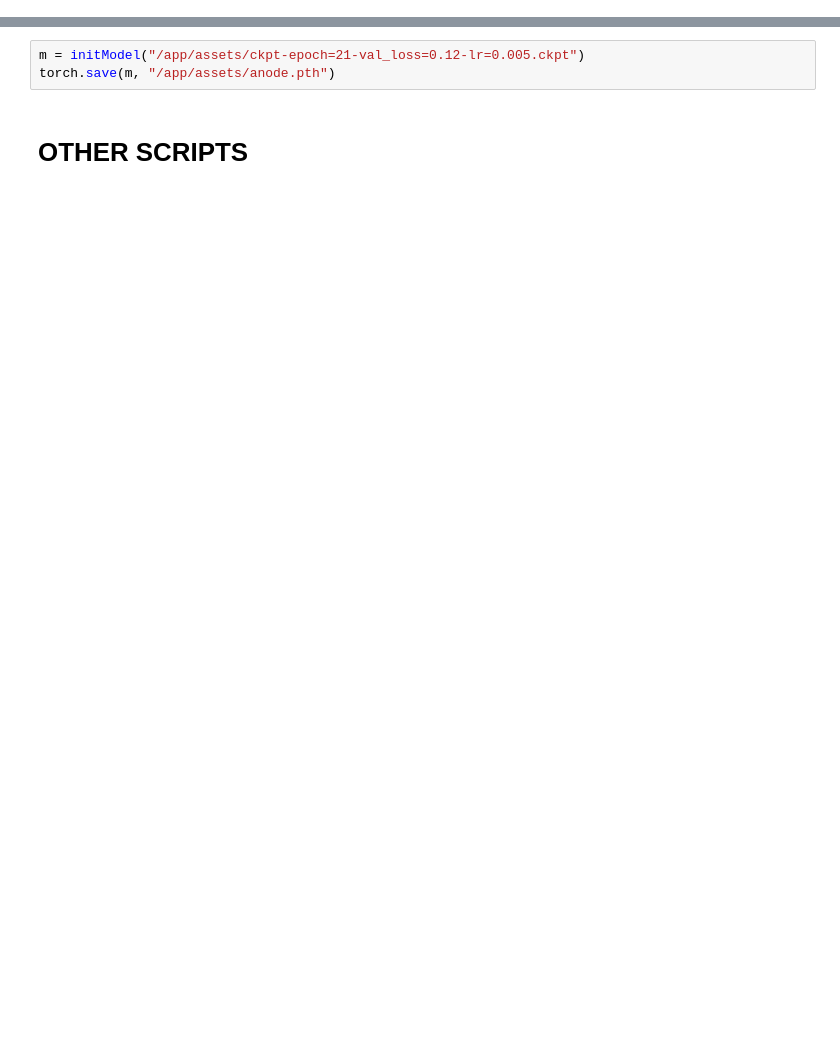
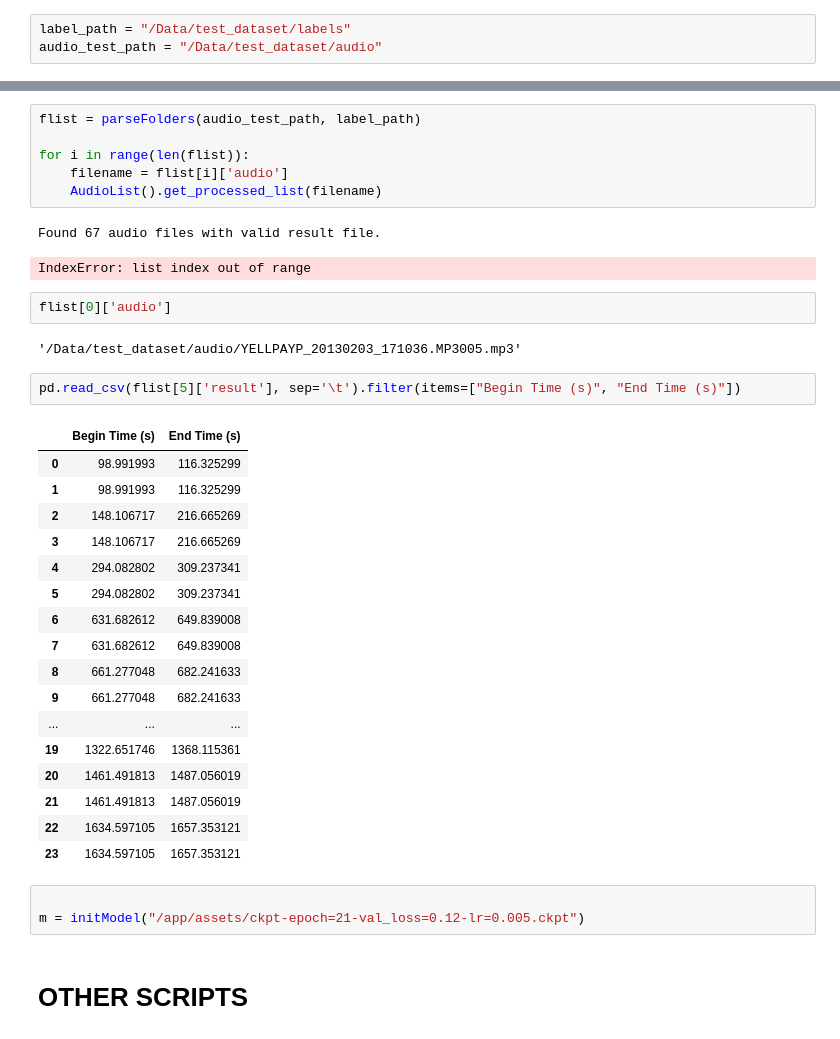
Before and after one commit to NINAnor/snowscooter_detector, a Jupyter notebook: inference/predict.ipynb, the cells around one changed output, grey strips where cells are left out. Saved outputs shown, nothing was run; the diff lists cells and outputs as text; blank space fills up the shorter version.

```diff
--- a/inference/predict.ipynb
+++ b/inference/predict.ipynb
@@ -16,0 +149,3 @@ def initModel(mpath):
+# %%
+label_path = "/Data/test_dataset/labels"
+audio_test_path = "/Data/test_dataset/audio"
@@ -17,6 +172,39 @@ def initModel(mpath):
+# %%
+flist = parseFolders(audio_test_path, label_path)
+
+for i in range(len(flist)):
+    filename = flist[i]['audio']
+    AudioList().get_processed_list(filename)
+# %% [output]
+Found 67 audio files with valid result file.
+IndexError: list index out of range
+# %%
+flist[0]['audio']
+# %% [output]
+'/Data/test_dataset/audio/YELLPAYP_20130203_171036.MP3005.mp3'
+# %%
+pd.read_csv(flist[5]['result'], sep='\t').filter(items=["Begin Time (s)", "End Time (s)"])
+# %% [output]
+|  | Begin Time (s) | End Time (s) |
+| 0 | 98.991993 | 116.325299 |
+| 1 | 98.991993 | 116.325299 |
+| 2 | 148.106717 | 216.665269 |
+| 3 | 148.106717 | 216.665269 |
+| 4 | 294.082802 | 309.237341 |
+| 5 | 294.082802 | 309.237341 |
+| 6 | 631.682612 | 649.839008 |
+| 7 | 631.682612 | 649.839008 |
+| 8 | 661.277048 | 682.241633 |
+| 9 | 661.277048 | 682.241633 |
+| ... | ... | ... |
+| 19 | 1322.651746 | 1368.115361 |
+| 20 | 1461.491813 | 1487.056019 |
+| 21 | 1461.491813 | 1487.056019 |
+| 22 | 1634.597105 | 1657.353121 |
+| 23 | 1634.597105 | 1657.353121 |
 # %%
+
 m = initModel("/app/assets/ckpt-epoch=21-val_loss=0.12-lr=0.005.ckpt")
-torch.save(m, "/app/assets/anode.pth")
 # %% [markdown]
 # OTHER SCRIPTS
 # %%
```
Also changed, not shown: parts of 13 cells of this notebook.
